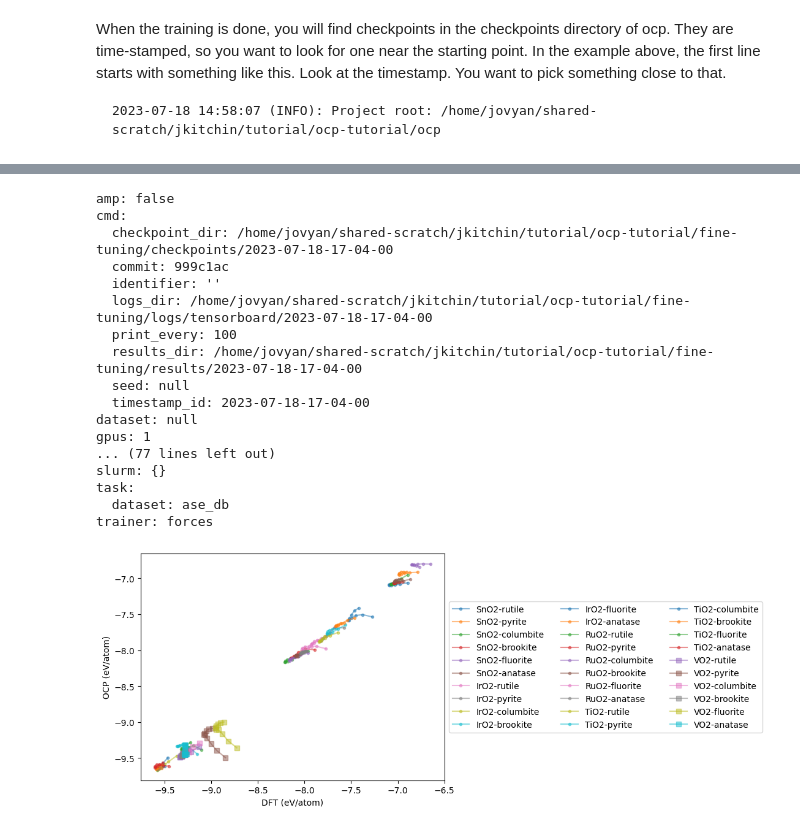
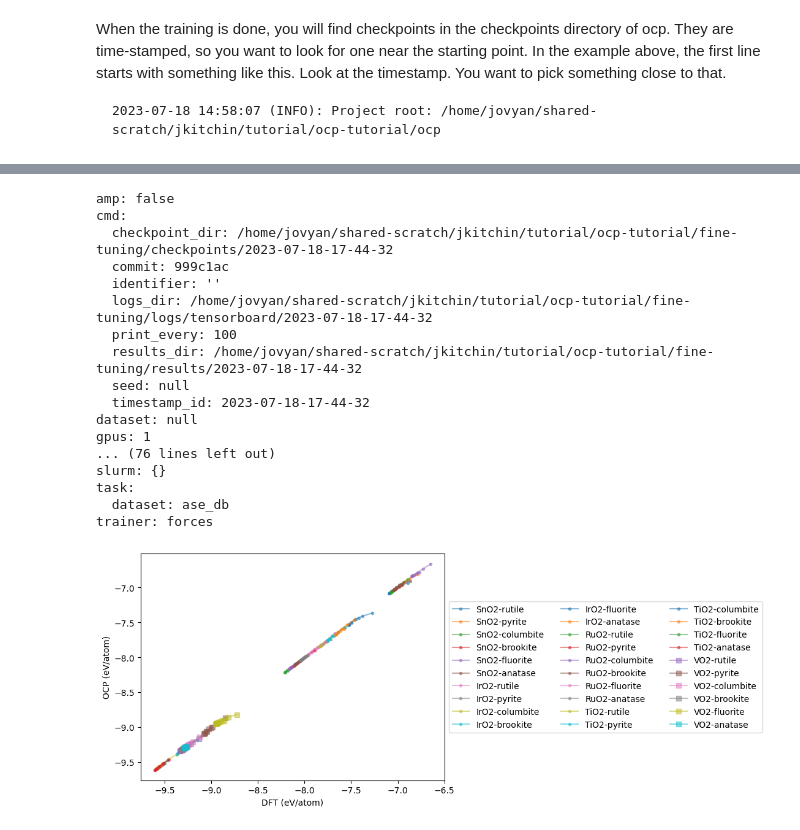
Before and after one commit to Open-Catalyst-Project/tutorial, a Jupyter notebook: ocp-tutorial/fine-tuning/fine-tuning-oxides.ipynb, the cells around one changed output, grey strips where cells are left out. Drawn from its saved outputs; the diff is of its cells as text; code cells hidden in the pictures.

Commit message:
working with correct config

```diff
--- a/ocp-tutorial/fine-tuning/fine-tuning-oxides.ipynb
+++ b/ocp-tutorial/fine-tuning/fine-tuning-oxides.ipynb
@@ -147,10 +147,13 @@ Now, we loop through each structure and accumulate the OCP predictions. Then, we
 import time
 t0 = time.time()
 
+eos_data = {}
 for oxide in oxides:
+    eos_data[oxide] = {}
     for polymorph in polymorphs:
         dft = []
         ocp = []
+        vols = []
         calculations = d[oxide][polymorph]['PBE']['EOS']['calculations']
         for c in calculations:
 
@@ -163,8 +166,10 @@ for oxide in oxides:
             atoms.calc = calc
             ocp += [atoms.get_potential_energy() / len(atoms)]
             dft += [c['data']['total_energy'] / len(atoms)]
+            vols += [atoms.get_volume()]
         plt.plot(dft, ocp, marker='s' if oxide == 'VO2' else '.',
                  alpha=0.5, label=f'{oxide}-{polymorph}')
+        eos_data[oxide][polymorph] = (vols, dft, ocp)
 
 plt.xlabel('DFT (eV/atom)')
 plt.ylabel('OCP (eV/atom)')
@@ -322,33 +334,0 @@ ocp_root / 'configs/oc22/s2ef/gemnet-oc/gemnet_oc.yml'
-# %%
-from yaml import load, dump
-from yaml import CLoader as Loader, CDumper as Dumper
-
-with open(ocp_root / 'configs/oc22/s2ef/base.yml') as f:
-    yml = load(f, Loader=Loader)
-
-#with open(ocp_root / 'configs/oc22/s2ef/gemnet-oc/gemnet_oc.yml') as f:
-with open(Path(om.__file__).parent.parent / 'configs/oc22/s2ef/gemnet-oc/gemnet_oc.yml') as f:
-    yml.update(load(f, Loader=Loader))
-    del yml['includes']  # OCP uses relative paths here. We don't need an include anymore since we load base above.
-
-yml.update(dict(task=dict(dataset='ase_db'),
-                dataset=dict(train=dict(src=str(Path('train.db').absolute()),
-                                        a2g_args=dict(r_energy=True, r_forces=True),
-                                        keep_in_memory=True),
-                             # for test, we only do predictions so we do not need to regress
-                             # energy or forces
-                            test=dict(src=str(Path('test.db').absolute()),
-                                      a2g_args=dict(r_energy=False, r_forces=False),
-                                      keep_in_memory=True),
-                            val=dict(src=str(Path('val.db').absolute()),
-                                      a2g_args=dict(r_energy=True, r_forces=True),
-                                      keep_in_memory=True),)))
-
-# This setting determines when checkpoints are saved
-del yml['optim']['eval_every']
-del yml['logger']
-runyml = Path('run.yml').absolute()
-with open(runyml, 'wb') as f:
-    f.write(dump(yml).encode('utf-8'))
-
-runyml
@@ -502,21 +487,21 @@ sorted(os.listdir(ocp_root / 'checkpoints'))
 # %%
-newckpt = ocp_root / 'checkpoints' / '2023-07-18-16-57-36/checkpoint.pt'
+newckpt = ocp_root / 'checkpoints' / '2023-07-18-17-38-08/checkpoint.pt'
 from ocpmodels.common.relaxation.ase_utils import OCPCalculator
 newcalc = OCPCalculator(checkpoint=os.path.expanduser(newckpt), cpu=False)
 # %% [output]
 amp: false
 cmd:
-  checkpoint_dir: /home/jovyan/shared-scratch/jkitchin/tutorial/ocp-tutorial/fine-tuning/checkpoints/2023-07-18-17-04-00
+  checkpoint_dir: /home/jovyan/shared-scratch/jkitchin/tutorial/ocp-tutorial/fine-tuning/checkpoints/2023-07-18-17-44-32
   commit: 999c1ac
   identifier: ''
-  logs_dir: /home/jovyan/shared-scratch/jkitchin/tutorial/ocp-tutorial/fine-tuning/logs/tensorboard/2023-07-18-17-04-00
+  logs_dir: /home/jovyan/shared-scratch/jkitchin/tutorial/ocp-tutorial/fine-tuning/logs/tensorboard/2023-07-18-17-44-32
   print_every: 100
-  results_dir: /home/jovyan/shared-scratch/jkitchin/tutorial/ocp-tutorial/fine-tuning/results/2023-07-18-17-04-00
+  results_dir: /home/jovyan/shared-scratch/jkitchin/tutorial/ocp-tutorial/fine-tuning/results/2023-07-18-17-44-32
   seed: null
-  timestamp_id: 2023-07-18-17-04-00
+  timestamp_id: 2023-07-18-17-44-32
 dataset: null
 gpus: 1
-... (77 lines left out)
+... (76 lines left out)
 slurm: {}
 task:
   dataset: ase_db
@@ -524,33 +509,33 @@ trainer: forces
 # %%
 eos_data = {}
 for oxide in oxides:
     eos_data[oxide] = {}
     for polymorph in polymorphs:
         dft = []
         ocp = []
         vols = []
         calculations = d[oxide][polymorph]['PBE']['EOS']['calculations']
         for c in calculations:
 
             atoms = Atoms(symbols=c['atoms']['symbols'],
                           positions=c['atoms']['positions'],
                           cell=c['atoms']['cell'],
                           pbc=c['atoms']['pbc'])
             atoms.set_tags(np.ones(len(atoms)))
 
             atoms.calc = newcalc
             ocp += [atoms.get_potential_energy() / len(atoms)]
             dft += [c['data']['total_energy'] / len(atoms)]
             vols += [atoms.get_volume()]
         plt.plot(dft, ocp, marker='s' if oxide == 'VO2' else '.',
                  alpha=0.5, label=f'{oxide}-{polymorph}')
-        eos_data[oxide]['polymop'] = (vols, dft, ocp)
+        eos_data[oxide][polymorph] = (vols, dft, ocp)
 
 plt.xlabel('DFT (eV/atom)')
 plt.ylabel('OCP (eV/atom)')
 plt.legend(loc='center left', bbox_to_anchor=(1, 0.5), ncol=3);
 # %% [output]
-[figure, old version]
+[figure, new version]
 # %%
 mae = np.mean(np.abs(np.array(dft) - np.array(ocp)))
 print(f'New MAE = {mae:1.3f} eV/atom')
```
Also changed, not shown: parts of 22 cells of this notebook.
